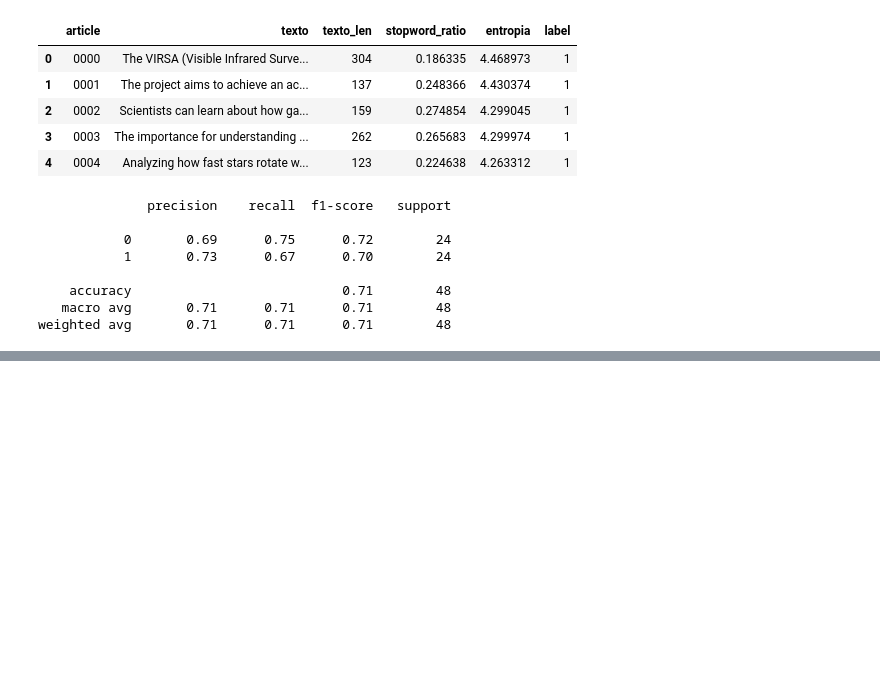
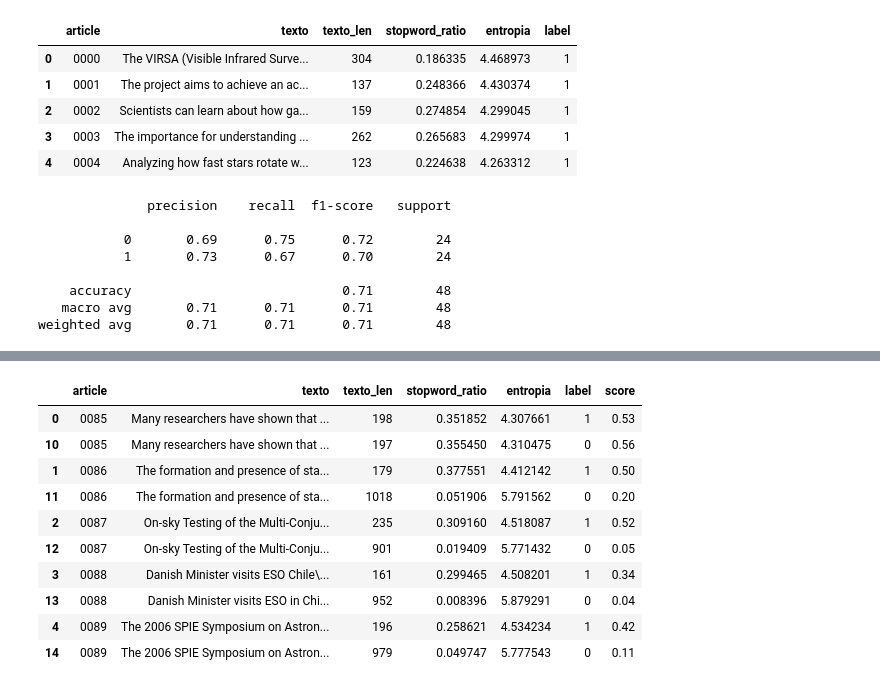
Before and after one commit to LeopoldoZanellato/the_impostor, a Jupyter notebook: explorer.ipynb, the cells around one changed output, grey strips where cells are left out. Cells and saved outputs as stored; diff of their text form; code cells hidden in the pictures; blank space fills up the shorter version.

```diff
--- a/explorer.ipynb
+++ b/explorer.ipynb
@@ -449,3 +509,17 @@ X_test
+# %%
+df_test.sort_values(by='article', ascending=True)[:10]
+# %% [output]
+|  | article | texto | texto_len | stopword_ratio | entropia | label | score |
+| 0 | 0085 | Many researchers have shown that ... | 198 | 0.351852 | 4.307661 | 1 | 0.53 |
+| 10 | 0085 | Many researchers have shown that ... | 197 | 0.355450 | 4.310475 | 0 | 0.56 |
+| 1 | 0086 | The formation and presence of sta... | 179 | 0.377551 | 4.412142 | 1 | 0.50 |
+| 11 | 0086 | The formation and presence of sta... | 1018 | 0.051906 | 5.791562 | 0 | 0.20 |
+| 2 | 0087 | On-sky Testing of the Multi-Conju... | 235 | 0.309160 | 4.518087 | 1 | 0.52 |
+| 12 | 0087 | On-sky Testing of the Multi-Conju... | 901 | 0.019409 | 5.771432 | 0 | 0.05 |
+| 3 | 0088 | Danish Minister visits ESO Chile\... | 161 | 0.299465 | 4.508201 | 1 | 0.34 |
+| 13 | 0088 | Danish Minister visits ESO in Chi... | 952 | 0.008396 | 5.879291 | 0 | 0.04 |
+| 4 | 0089 | The 2006 SPIE Symposium on Astron... | 196 | 0.258621 | 4.534234 | 1 | 0.42 |
+| 14 | 0089 | The 2006 SPIE Symposium on Astron... | 979 | 0.049747 | 5.777543 | 0 | 0.11 |
 # %%
 # Vetorização TF-IDF
 tfidf = TfidfVectorizer(max_features=500)
```
Also changed, not shown: parts of 29 cells of this notebook, 1 other file.
